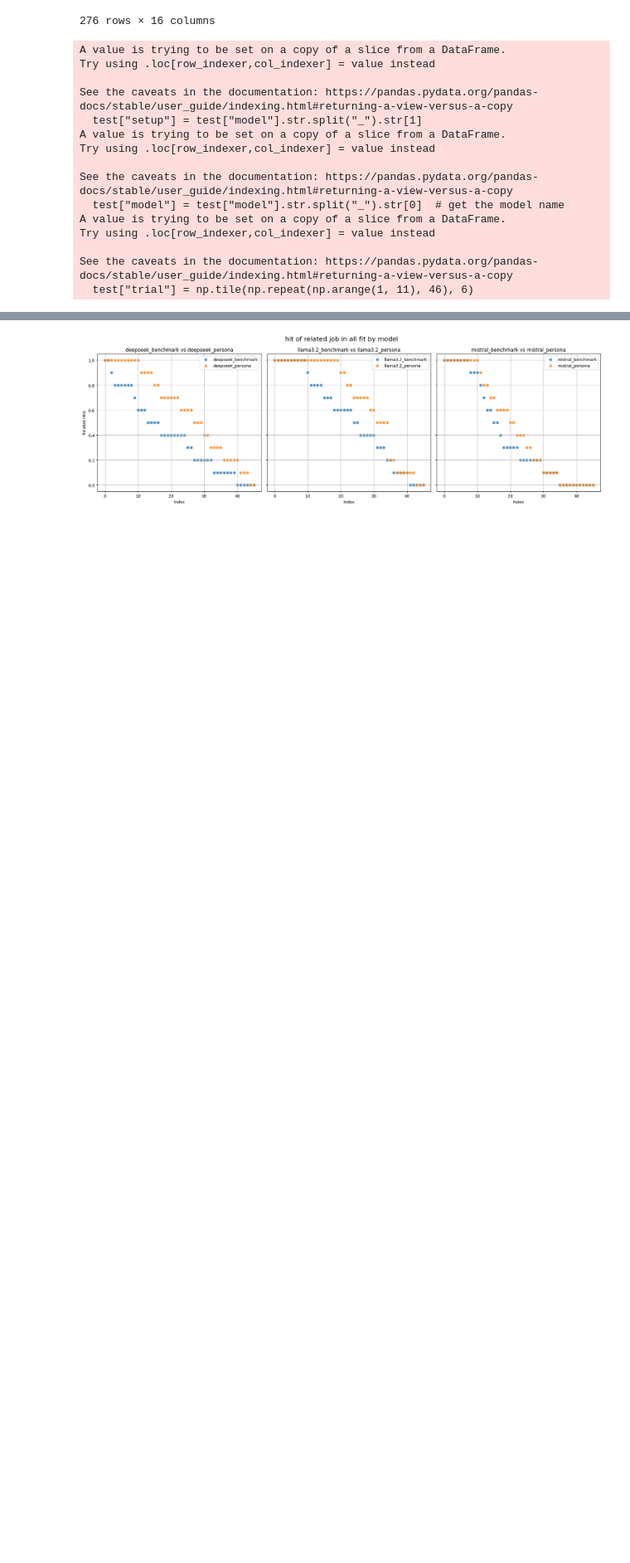
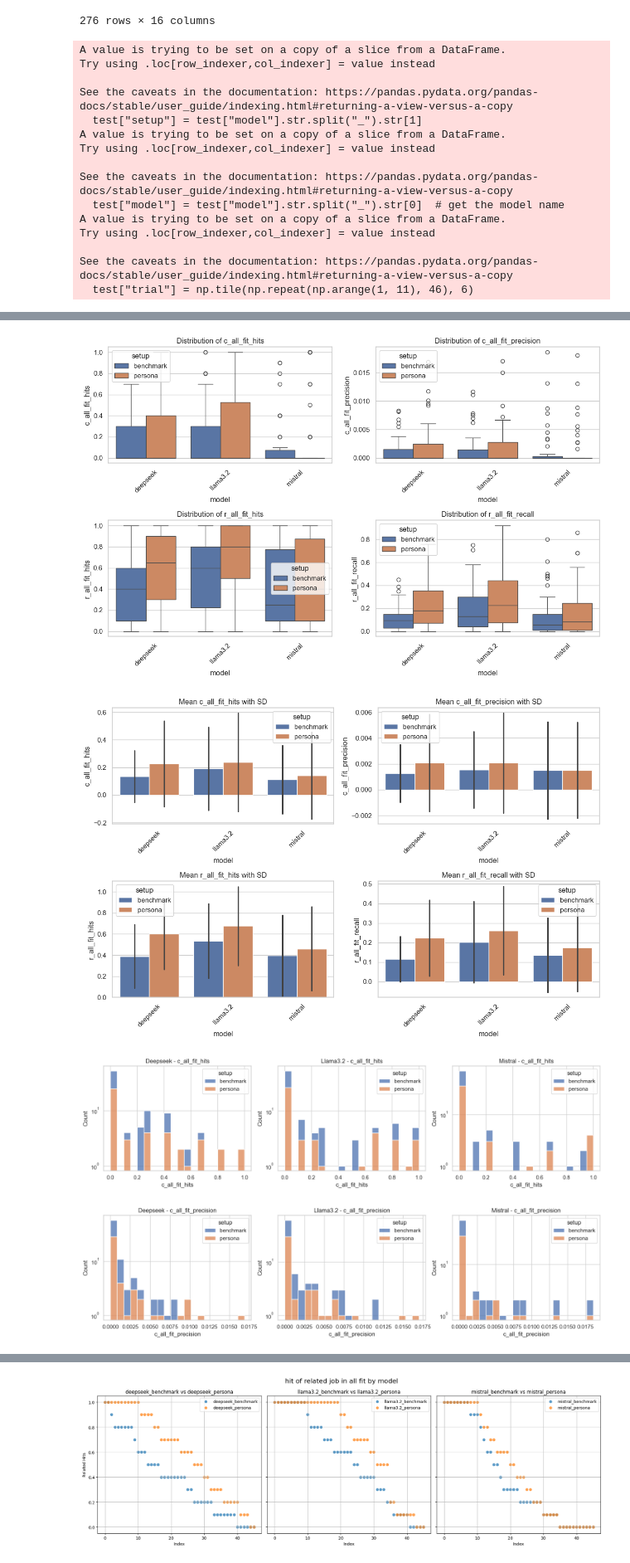
Before and after one commit to Segtanof/Teapot, a Jupyter notebook: 1_ job_match_analysis.ipynb, the cells around one changed output, grey strips where cells are left out. Shown at 83% size. Drawn from its saved outputs; the diff is of its cells as text; code cells hidden in the pictures; blank space fills up the shorter version.

```diff
--- a/1_ job_match_analysis.ipynb
+++ b/1_ job_match_analysis.ipynb
@@ -1497,13 +1497,13 @@ from statsmodels.genmod.families import Binomial, Gamma
 def analyze_model(model_name, metric, family):
     df_model = test[test["model"] == model_name]
     if isinstance(family, Binomial):
-        formula = f"{metric} ~ setup * title"
+        formula = f"{metric} ~ setup"
         # Add interaction terms for setup with title, zone, and industry
 
         model = sm.GLM.from_formula(formula, data=df_model, family=family).fit()
     else:  # Gamma
         df_model[f"{metric}_adj"] = df_model[metric] + 0.001  # Handle zeros
-        formula = f"{metric}_adj ~ setup * title"
+        formula = f"{metric}_adj ~ setup"
         model = sm.GLM.from_formula(formula, data=df_model, family=family).fit()
     return model
 
@@ -1772,0 +1576,4 @@ plt.show()
+# %%
+test_dis = test.groupby(["title", "model", "setup"]).agg(lambda x: x.mean() if x.name.startswith(("c_", "r_")) else x.iloc[0]).reset_index()
+test_dis.drop(columns=["trial"], inplace=True)
+test_dis
@@ -1772,0 +1594,42 @@ plt.show()
+# %%
+import matplotlib.pyplot as plt
+import seaborn as sns
+
+# Set style
+sns.set(style="whitegrid")
+
+# 1. Box Plots
+plt.figure(figsize=(12, 8))
+for i, metric in enumerate(["c_all_fit_hits", "c_all_fit_precision", "r_all_fit_hits", "r_all_fit_recall"], 1):
+    plt.subplot(2, 2, i)
+    sns.boxplot(x="model", y=metric, hue="setup", data=test_dis)
+    plt.title(f"Distribution of {metric}")
+    plt.xticks(rotation=45)
+plt.tight_layout()
+plt.show()
+
+# 2. Bar Plots (Means with Error Bars)
+plt.figure(figsize=(12, 8))
+for i, metric in enumerate(["c_all_fit_hits", "c_all_fit_precision", "r_all_fit_hits", "r_all_fit_recall"], 1):
+    plt.subplot(2, 2, i)
+    sns.barplot(x="model", y=metric, hue="setup", data=test_dis, errorbar="sd")
+    plt.title(f"Mean {metric} with SD")
+    plt.xticks(rotation=45)
+plt.tight_layout()
+plt.show()
+
+# 3. Histograms per Model
+for metric in ["c_all_fit_hits", "c_all_fit_precision", "r_all_fit_hits", "r_all_fit_recall"]:
+    plt.figure(figsize=(15, 4))
+    for i, model in enumerate(["deepseek", "llama3.2", "mistral"], 1):
+        plt.subplot(1, 3, i)
+        sns.histplot(data=test_dis[test_dis["model"] == model], x=metric, hue="setup", multiple="stack", bins=20)
+        plt.yscale("log")
+        plt.title(f"{model.capitalize()} - {metric}")
+    plt.tight_layout()
+    plt.show()
+# %% [output]
+[figure, added]
+[figure, added]
+[figure, added]
+[figure, added]
```
Also changed, not shown: parts of 8 cells of this notebook.
